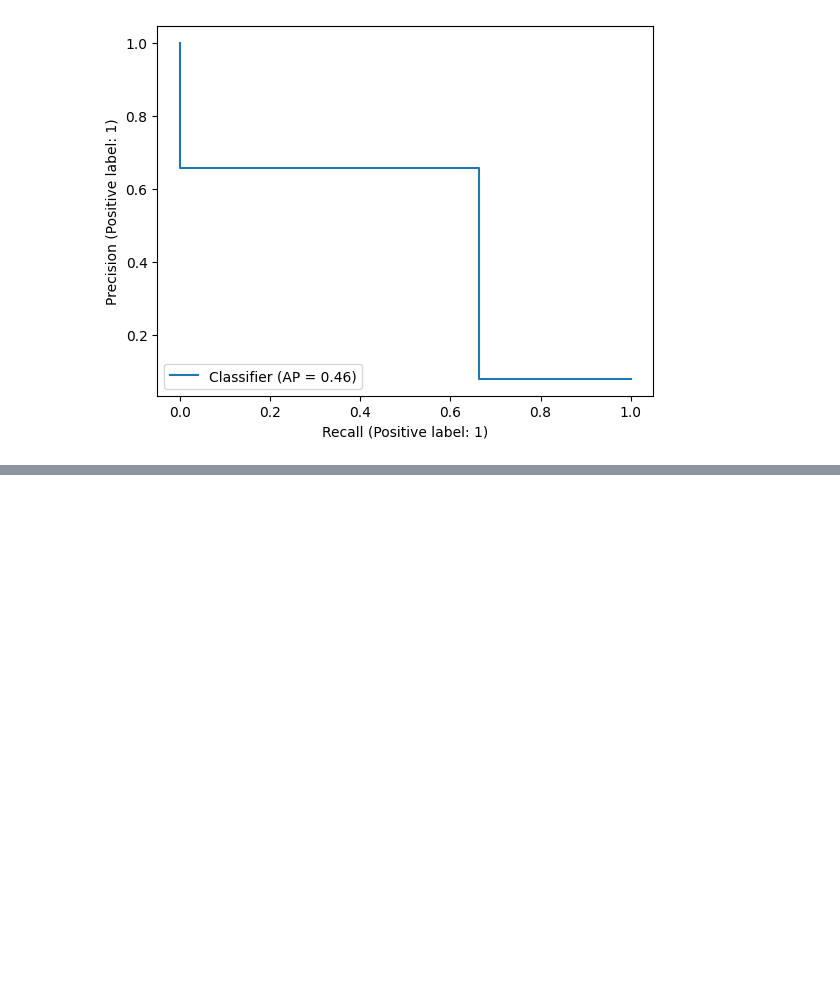
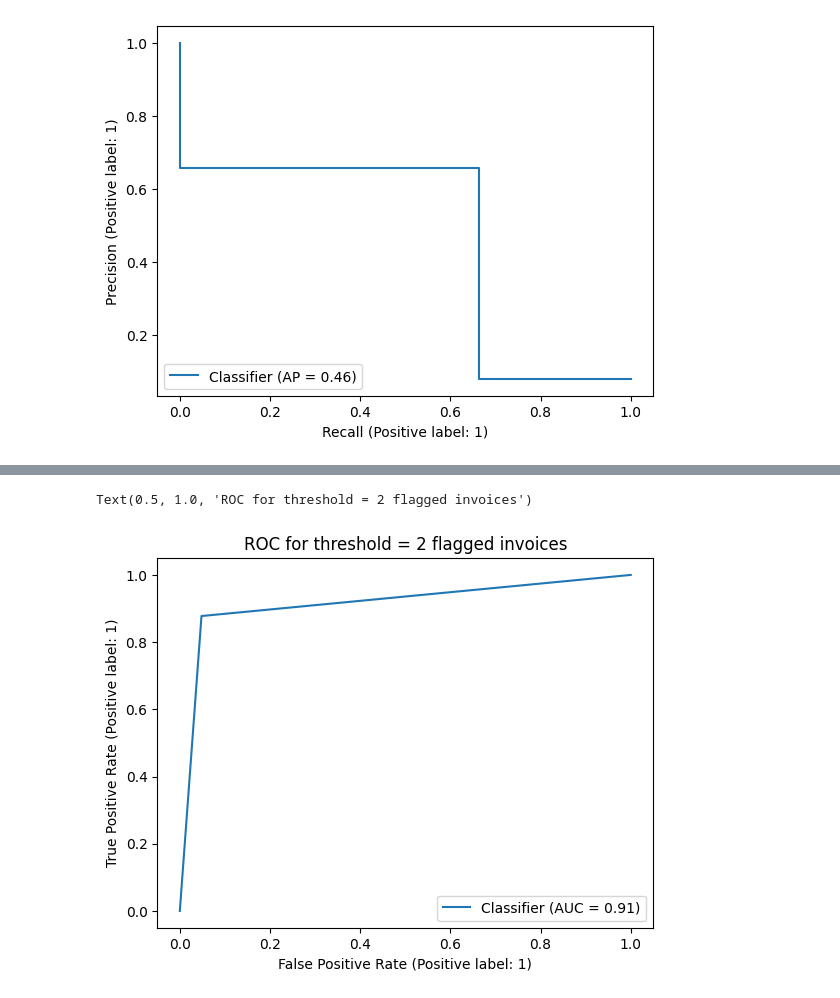
Before and after one commit to TomPreto/Fraud-Detection-ML, a Jupyter notebook: Decision_Tree_Random_Forest.ipynb, the cells around one changed output, grey strips where cells are left out. Cells and saved outputs as stored; diff of their text form; code cells hidden in the pictures; blank space fills up the shorter version.

```diff
--- a/Decision_Tree_Random_Forest.ipynb
+++ b/Decision_Tree_Random_Forest.ipynb
@@ -135,0 +283,6 @@ PrecisionRecallDisplay.from_predictions(y_test, y_pred)
+# %%
+RocCurveDisplay.from_predictions(y_true,y_pred_thresh2)
+plt.title("ROC for threshold = 2 flagged invoices")
+# %% [output]
+Text(0.5, 1.0, 'ROC for threshold = 2 flagged invoices')
+[figure, added]
```
Also changed, not shown: parts of 31 cells of this notebook, 1 other file.
